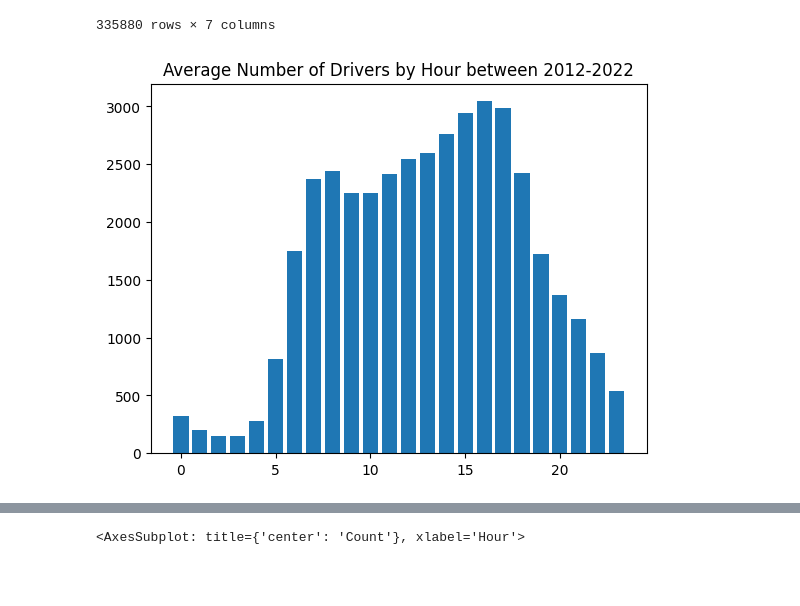
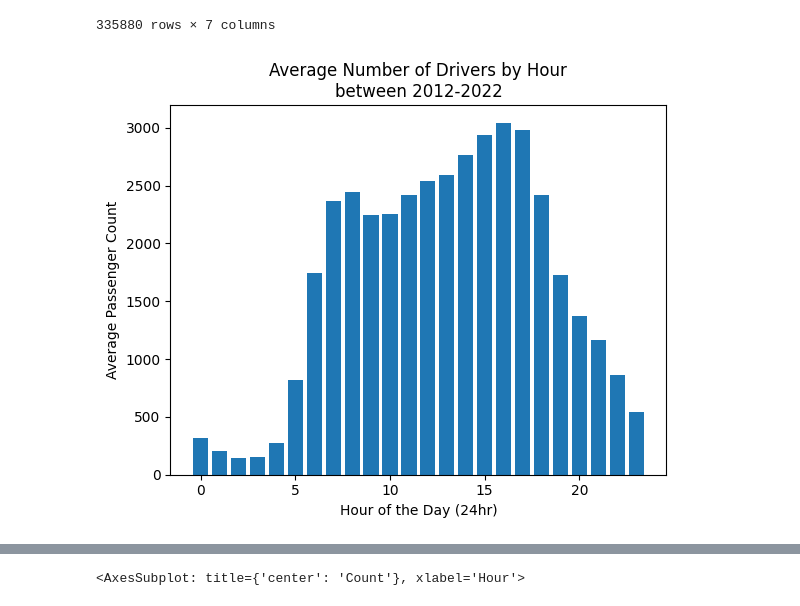
Before and after one commit to marisol-yake/CDOT-Comparative-Analysis, a Jupyter notebook: CDOT_EDA.ipynb, the cells around one changed output, grey strips where cells are left out. Cells and saved outputs as stored; diff of their text form; code cells hidden in the pictures; blank space fills up the shorter version.

```diff
--- a/CDOT_EDA.ipynb
+++ b/CDOT_EDA.ipynb
@@ -18,7 +18,7 @@ dict_keys(['cdot_traffic_2012_2022'])
 # %%
 cdot_df = dfs["cdot_traffic_2012_2022"]
 # %%
-cdot_df["year"] = cdot_df["Date"].apply(lambda x: x.split("-")[0])
+cdot_df["year"] = cdot_df["Date"].apply(lambda x: x.split("-")[0]).astype(int)
 # %%
 cdot_df.head()
 # %% [output]
@@ -51,5 +51,3 @@ array([[<AxesSubplot: title={'center': 'Station'}>,
-# %%
-cdot_df["year"] = cdot_df["Date"].apply(lambda x: x.split("-")[0])
 # %%
 x = cdot_df.Hour.values
 y = cdot_df.Count.values
@@ -81,13 +81,15 @@ cdot_df
 # %%
 # Average drivers at each hour of the day for the years from 2012 to 2022
 x = hour_counts_avg["Count"]["mean"].index
 y = hour_counts_avg["Count"]["mean"].values
 
 plt.bar(x, y)
-plt.title("Average Number of Drivers by Hour between 2012-2022")
+plt.title("Average Number of Drivers by Hour\nbetween 2012-2022")
+plt.ylabel("Average Passenger Count")
+plt.xlabel("Hour of the Day (24hr)")
 plt.show()
 # %% [output]
-[figure, old version]
+[figure, new version]
 # %%
 drop_cols = ["Station", "Date", "Direction", "Weekday"]
 new_hour_counts_avg = cdot_df.drop(drop_cols, axis=1).groupby(["year", "Hour"]).agg([np.mean]).reset_index()
```
Also changed, not shown: parts of 13 cells of this notebook, 1 other file.
